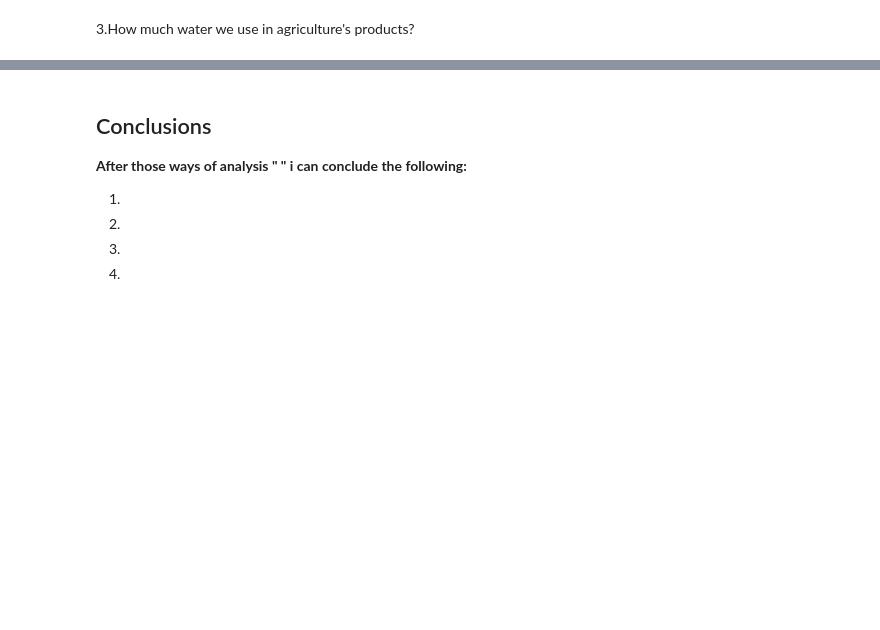
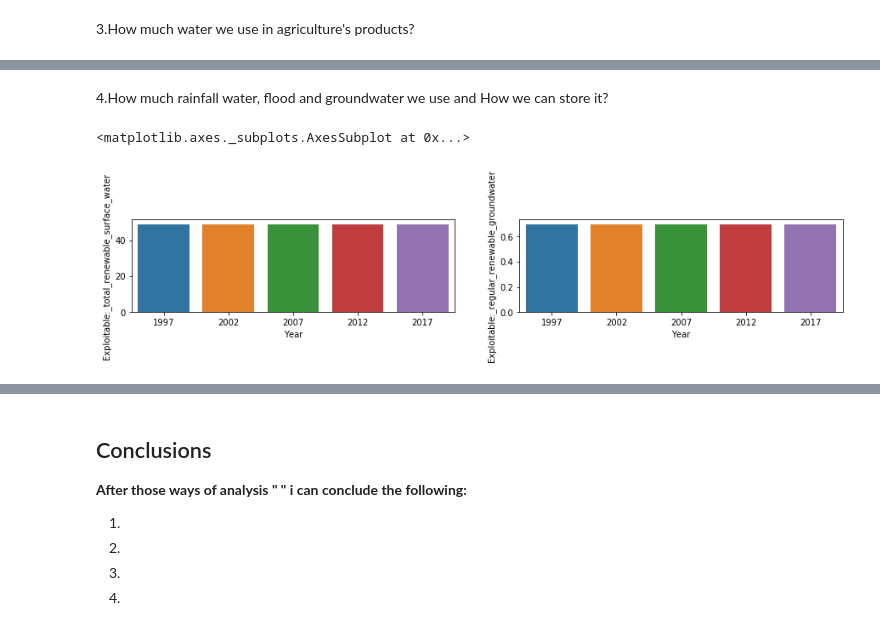
Before and after one commit to OmdenaAI/omdena-egypt-freshwater, a Jupyter notebook: src/visualizations/AnalyzeWaterConsumptionInEgyptOnAquastatDataset_notebook.ipynb, the cells around one changed output, grey strips where cells are left out. Drawn from its saved outputs; the diff is of its cells as text; code cells hidden in the pictures; blank space fills up the shorter version.

Commit message:
updated AnalyzeWaterConsumptionInEgypt file

```diff
--- a/src/visualizations/AnalyzeWaterConsumptionInEgyptOnAquastatDataset_notebook.ipynb
+++ b/src/visualizations/AnalyzeWaterConsumptionInEgyptOnAquastatDataset_notebook.ipynb
@@ -425,0 +449,16 @@ g.add_legend()
+# %% [markdown]
+4.How much rainfall water, flood and groundwater we use and How we can store it?
+# %%
+# visualization of Exploitable: total renewable surface water, Exploitable: regular renewable groundwater through years
+# figure size
+plt.figure(figsize = [15, 2])
+#add figure title
+# LEFT plot
+plt.subplot(1, 2, 1)
+sns.barplot(data = df, x = 'Year', y = 'Exploitable:_total_renewable_surface_water')
+# right plot
+plt.subplot(1, 2, 2)
+sns.barplot(data = df, x = 'Year', y = 'Exploitable:_regular_renewable_groundwater')
+# %% [output]
+<matplotlib.axes._subplots.AxesSubplot at 0x...>
+[figure, added]
```
Also changed, not shown: parts of 5 cells of this notebook.
